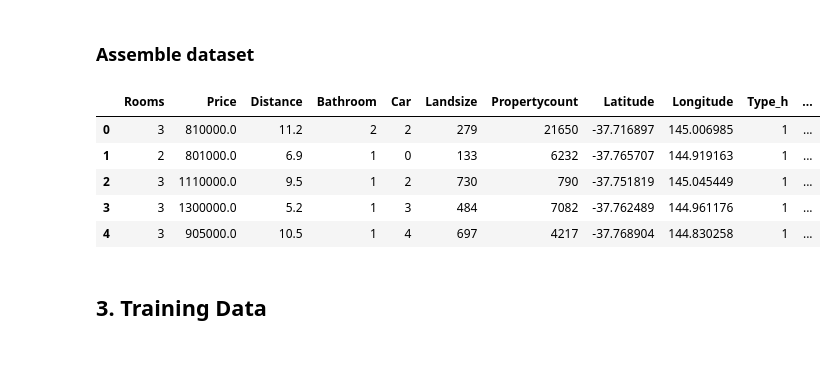
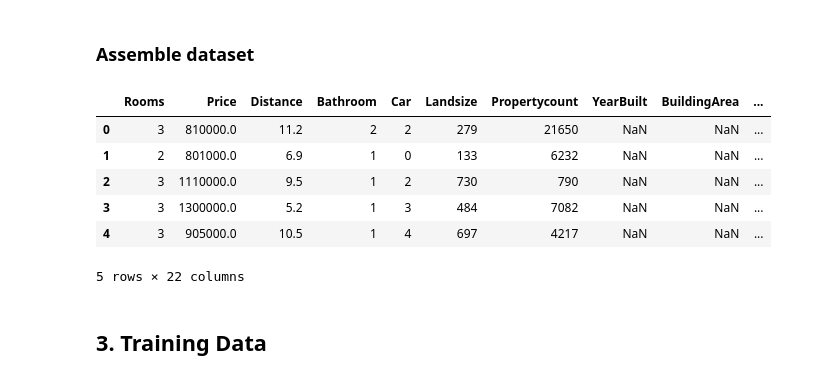
Before and after one commit to arvinwiyono/melbourne-housing-price, a Jupyter notebook: melbourne_housing.ipynb, the cells around one changed output. Drawn from its saved outputs; the diff is of its cells as text; code cells hidden in the pictures.

```diff
--- a/melbourne_housing.ipynb
+++ b/melbourne_housing.ipynb
@@ -173,13 +173,14 @@ region.head()
 # %% [markdown]
 ### Assemble dataset
 # %%
-ready_columns = ['Rooms', 'Price', 'Distance', 'Bathroom', 'Car', 'Landsize', 'Propertycount']
+ready_columns = ['Rooms', 'Price', 'Distance', 'Bathroom', 'Car', 'Landsize', 'Propertycount', 'YearBuilt', 'BuildingArea']
 dataset = pd.concat([df[ready_columns], geolocation, house_type, region], axis=1, ignore_index=False)
 dataset.head(5)
 # %% [output]
-|  | Rooms | Price | Distance | Bathroom | Car | Landsize | Propertycount | Latitude | Longitude | Type_h | ... |
-| 0 | 3 | 810000.0 | 11.2 | 2 | 2 | 279 | 21650 | -37.716897 | 145.006985 | 1 | ... |
-| 1 | 2 | 801000.0 | 6.9 | 1 | 0 | 133 | 6232 | -37.765707 | 144.919163 | 1 | ... |
-| 2 | 3 | 1110000.0 | 9.5 | 1 | 2 | 730 | 790 | -37.751819 | 145.045449 | 1 | ... |
-| 3 | 3 | 1300000.0 | 5.2 | 1 | 3 | 484 | 7082 | -37.762489 | 144.961176 | 1 | ... |
-| 4 | 3 | 905000.0 | 10.5 | 1 | 4 | 697 | 4217 | -37.768904 | 144.830258 | 1 | ... |
+|  | Rooms | Price | Distance | Bathroom | Car | Landsize | Propertycount | YearBuilt | BuildingArea | ... |
+| 0 | 3 | 810000.0 | 11.2 | 2 | 2 | 279 | 21650 | NaN | NaN | ... |
+| 1 | 2 | 801000.0 | 6.9 | 1 | 0 | 133 | 6232 | NaN | NaN | ... |
+| 2 | 3 | 1110000.0 | 9.5 | 1 | 2 | 730 | 790 | NaN | NaN | ... |
+| 3 | 3 | 1300000.0 | 5.2 | 1 | 3 | 484 | 7082 | NaN | NaN | ... |
+| 4 | 3 | 905000.0 | 10.5 | 1 | 4 | 697 | 4217 | NaN | NaN | ... |
+5 rows × 22 columns
```
Also changed, not shown: parts of 20 cells of this notebook, 1 other file.
